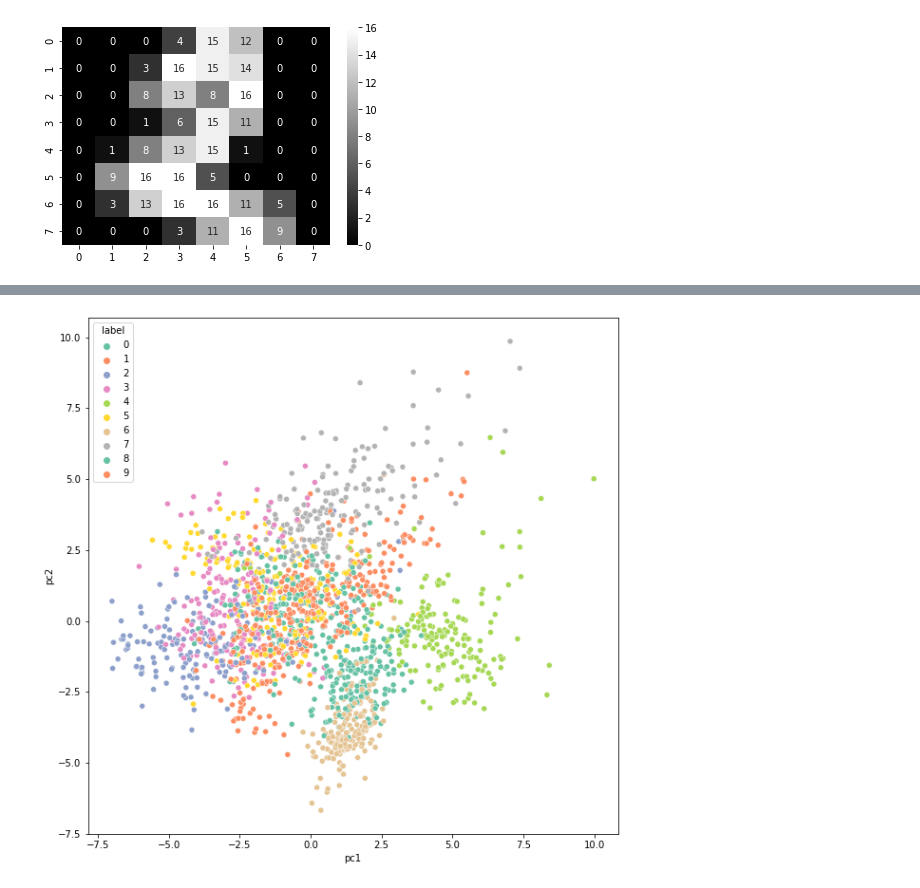
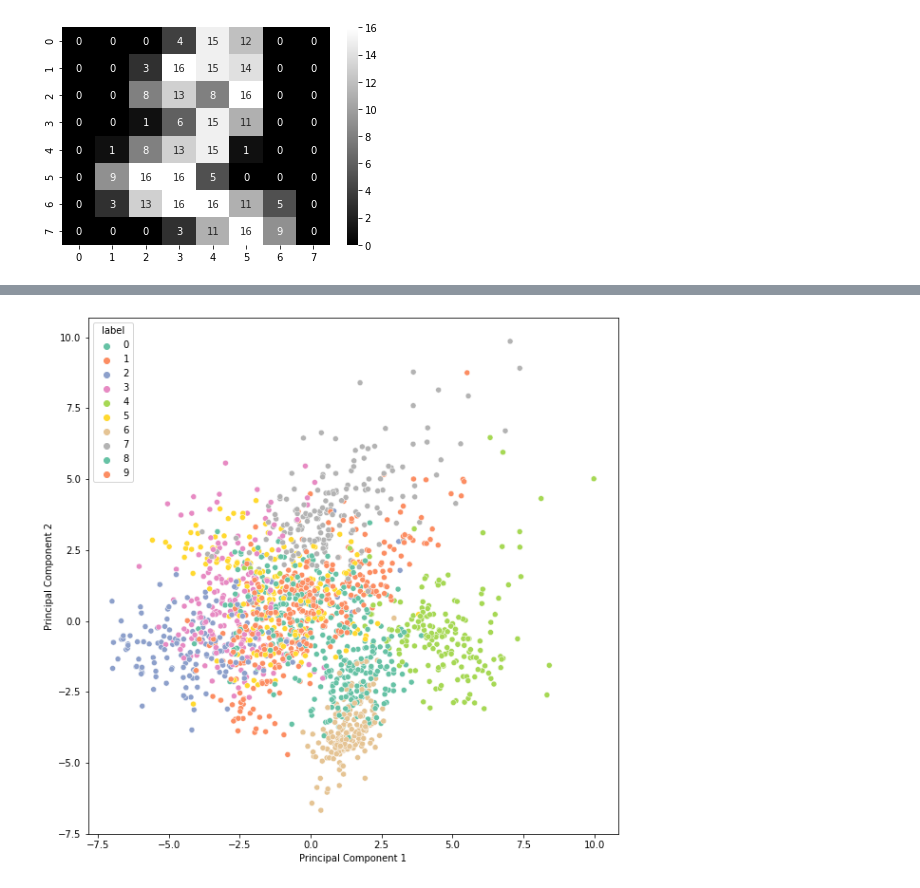
Before and after one commit to tomasz-bialy/PCA, a Jupyter notebook: PCA.ipynb, the cells around one changed output, grey strips where cells are left out. Drawn from its saved outputs; the diff is of its cells as text; code cells hidden in the pictures.

```diff
--- a/PCA.ipynb
+++ b/PCA.ipynb
@@ -191,5 +59,8 @@ df2
+# %%
+pca_df = pd.DataFrame(principal_components,columns=['Principal Component 1','Principal Component 2'])
+pca_df['label']=digits['number_label']
 # %%
 plt.figure(figsize=(10,10))
-sns.scatterplot(data=df2,x='pc1',y='pc2',hue='label',palette='Set2');
+sns.scatterplot(data=pca_df,x='Principal Component 1',y='Principal Component 2',hue='label',palette='Set2');
 # %% [output]
-[figure, old version]
+[figure, new version]
```
Also changed, not shown: parts of 43 cells of this notebook.
